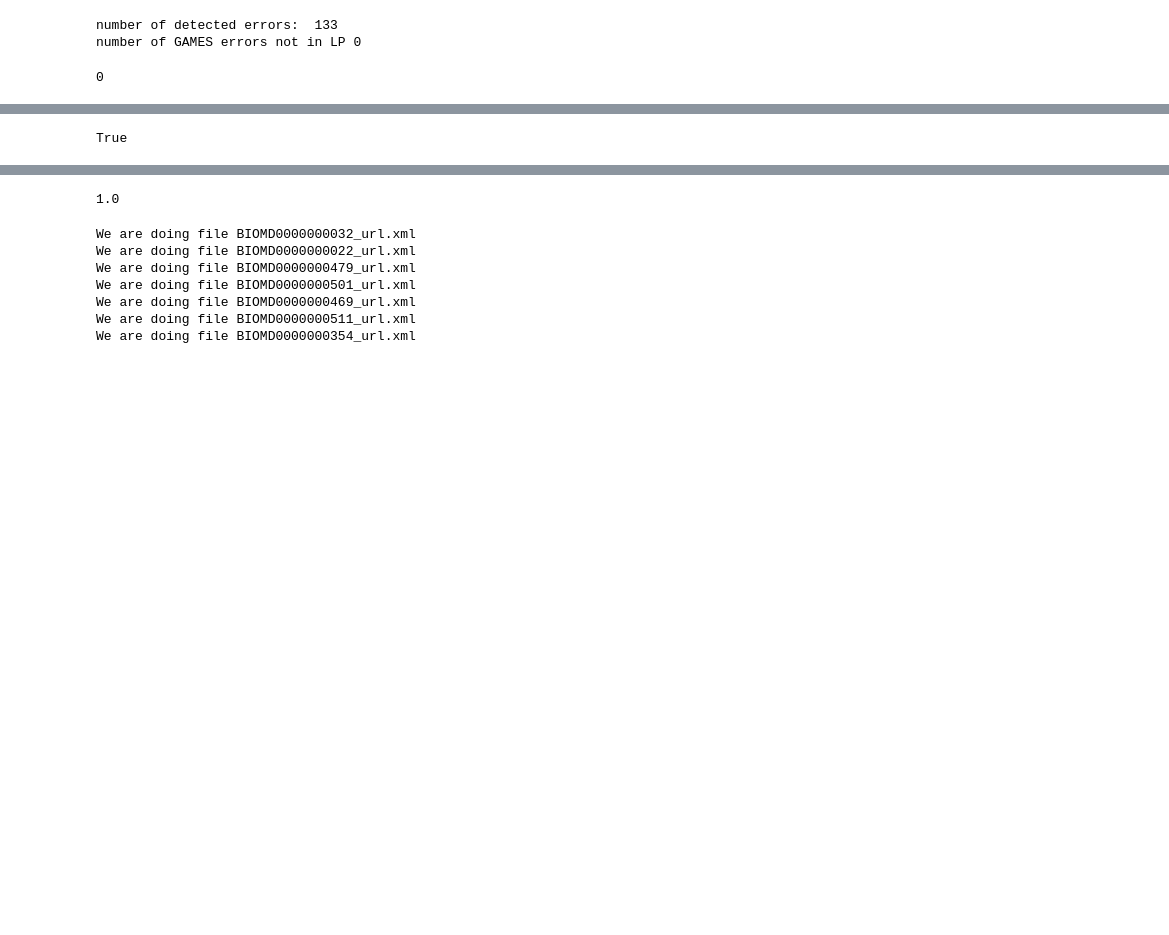
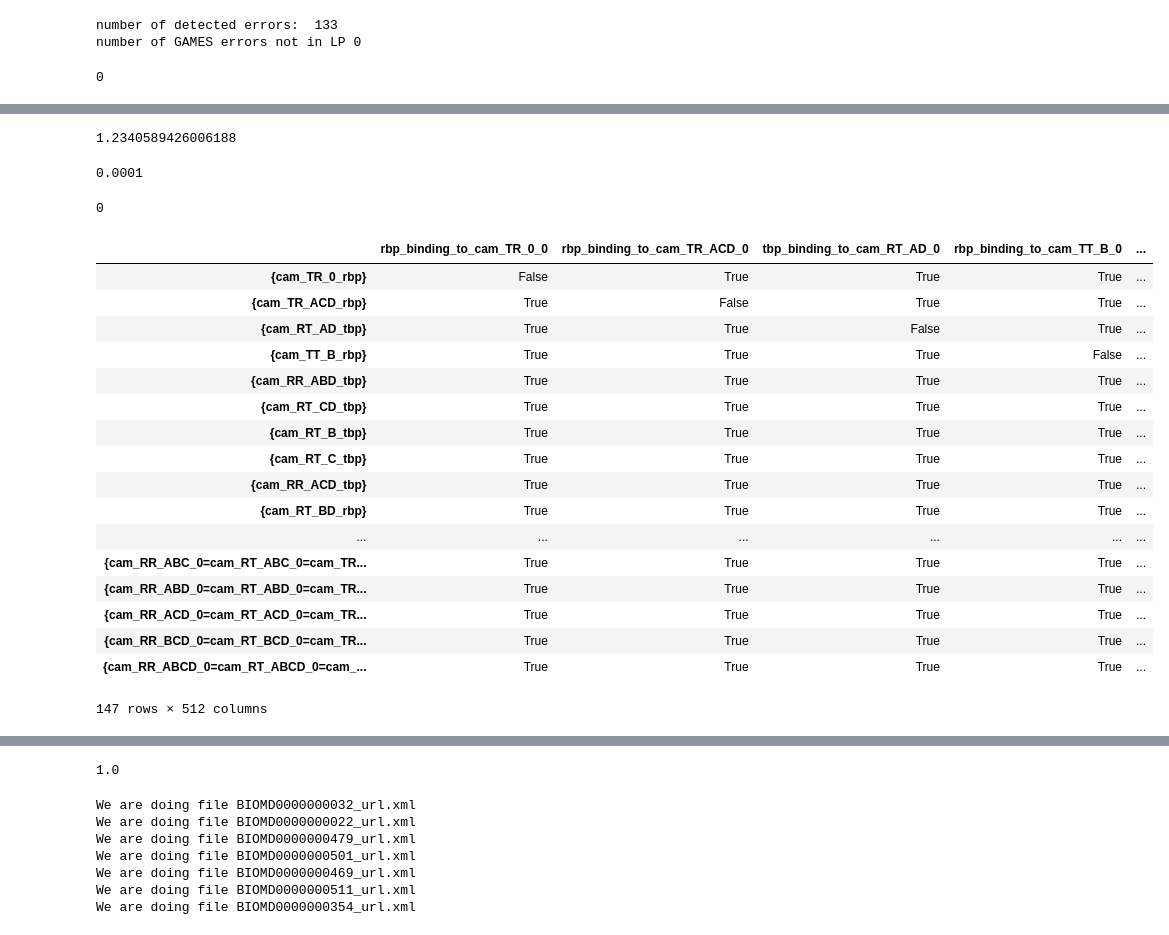
Before and after one commit to ModelEngineering/SBMLLint, a Jupyter notebook: notebook/run_statistics.ipynb, the cells around one changed output, grey strips where cells are left out. Cells and saved outputs as stored; diff of their text form; code cells hidden in the pictures; blank space fills up the shorter version.

```diff
--- a/notebook/run_statistics.ipynb
+++ b/notebook/run_statistics.ipynb
@@ -366,4 +466,12 @@ True
 # %%
-np.linalg.det(m.lower) == 1.0
+np.linalg.det(op_mat)
 # %% [output]
-True
+1.2340589426006188
+# %%
+TOLERANCE
+# %% [output]
+0.0001
+# %%
+sum((abs(rref_df) > 1/TOLERANCE).sum())
+# %% [output]
+0
@@ -369,0 +511,22 @@ True
+# %%
+k = np.round(m.echelon_df, 3)
+k < TOLERANCE
+# %% [output]
+|  | rbp_binding_to_cam_TR_0_0 | rbp_binding_to_cam_TR_ACD_0 | tbp_binding_to_cam_RT_AD_0 | rbp_binding_to_cam_TT_B_0 | ... |
+| {cam_TR_0_rbp} | False | True | True | True | ... |
+| {cam_TR_ACD_rbp} | True | False | True | True | ... |
+| {cam_RT_AD_tbp} | True | True | False | True | ... |
+| {cam_TT_B_rbp} | True | True | True | False | ... |
+| {cam_RR_ABD_tbp} | True | True | True | True | ... |
+| {cam_RT_CD_tbp} | True | True | True | True | ... |
+| {cam_RT_B_tbp} | True | True | True | True | ... |
+| {cam_RT_C_tbp} | True | True | True | True | ... |
+| {cam_RR_ACD_tbp} | True | True | True | True | ... |
+| {cam_RT_BD_rbp} | True | True | True | True | ... |
+| ... | ... | ... | ... | ... | ... |
+| {cam_RR_ABC_0=cam_RT_ABC_0=cam_TR... | True | True | True | True | ... |
+| {cam_RR_ABD_0=cam_RT_ABD_0=cam_TR... | True | True | True | True | ... |
+| {cam_RR_ACD_0=cam_RT_ACD_0=cam_TR... | True | True | True | True | ... |
+| {cam_RR_BCD_0=cam_RT_BCD_0=cam_TR... | True | True | True | True | ... |
+| {cam_RR_ABCD_0=cam_RT_ABCD_0=cam_... | True | True | True | True | ... |
+147 rows × 512 columns
```
Also changed, not shown: parts of 31 cells of this notebook, 4 other files.
